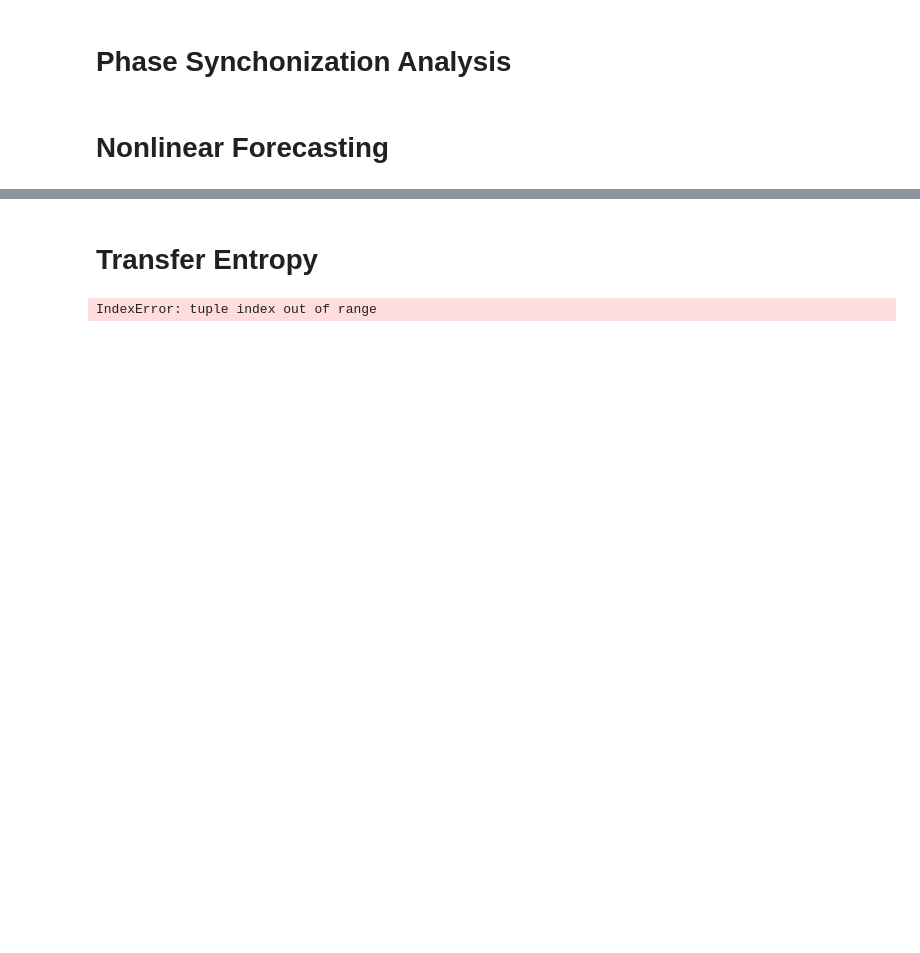
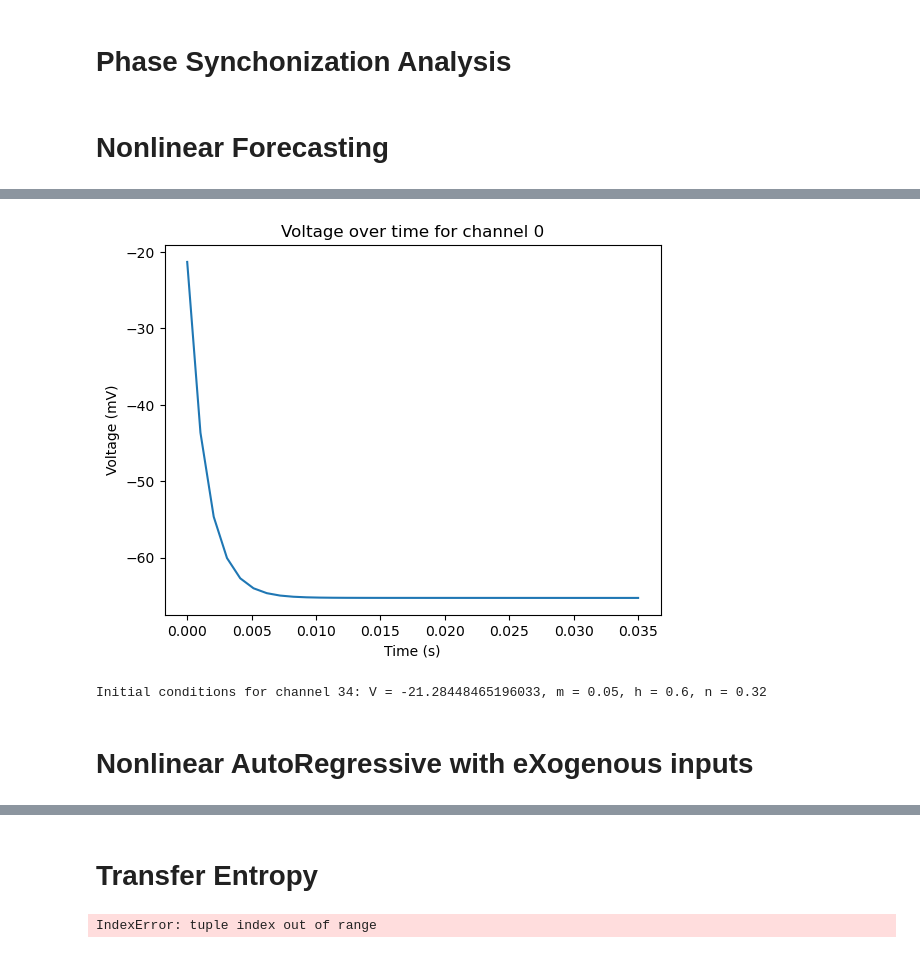
Before and after one commit to Metaverse-Crowdsource/Complete-Neural-Signal-Analysis, a Jupyter notebook: Exploration and Analysis EEG.ipynb, the cells around one changed output, grey strips where cells are left out. Drawn from its saved outputs; the diff is of its cells as text; code cells hidden in the pictures; blank space fills up the shorter version.

```diff
--- a/Exploration and Analysis EEG.ipynb
+++ b/Exploration and Analysis EEG.ipynb
@@ -1264,0 +1315,26 @@ print("Mean squared error:", mse)
+# %%
+import numpy as np
+from scipy.integrate import odeint
+
+# Define parameters for the FitzHugh-Nagumo model
+a = 0.7
+b = 0.8
+I = 0.5  # Adjust this as necessary
+
+# Define the FitzHugh-Nagumo system
+def fitzhugh_nagumo(y, t):
+    u, v = y
+    dydt = [v - u**3/3 + I, -1/a * (u - b + v)]
+    return dydt
+
+# Initialize a list to store the solutions for each channel
+solutions = []
+
+# Solve the ODE system for each channel
+for chan in range(nchan):
+    y0 = EEGdata[0][chan], 0.0  # Initial conditions
+    t = np.linspace(0, len(EEGdata) / fs, len(EEGdata))  # Time points
+    solution = odeint(fitzhugh_nagumo, y0, t)  # Solve ODE
+    solutions.append(solution)
+
+# Now `solutions` is a list of arrays, each containing the solution for one channel
@@ -1264,0 +1407,17 @@ print("Mean squared error:", mse)
+# %%
+import matplotlib.pyplot as plt
+
+# Get the solution for channel 0
+solution = solutions[0]
+
+# Time points
+t = np.linspace(0, len(EEGdata) / fs, len(EEGdata))
+
+# Plot the voltage over time
+plt.plot(t, solution[:, 0])
+plt.xlabel('Time (s)')
+plt.ylabel('Voltage (mV)')
+plt.title('Voltage over time for channel 0')
+plt.show()
+# %% [output]
+[figure, added]
@@ -1264,0 +1429,6 @@ print("Mean squared error:", mse)
+# %%
+print("Initial conditions for channel {}: V = {}, m = {}, h = {}, n = {}".format(chan, y0[0], y0[1], y0[2], y0[3]))
+# %% [output]
+Initial conditions for channel 34: V = -21.28448465196033, m = 0.05, h = 0.6, n = 0.32
+# %% [markdown]
+# Nonlinear AutoRegressive with eXogenous inputs
```
Also changed, not shown: parts of 25 cells of this notebook.
